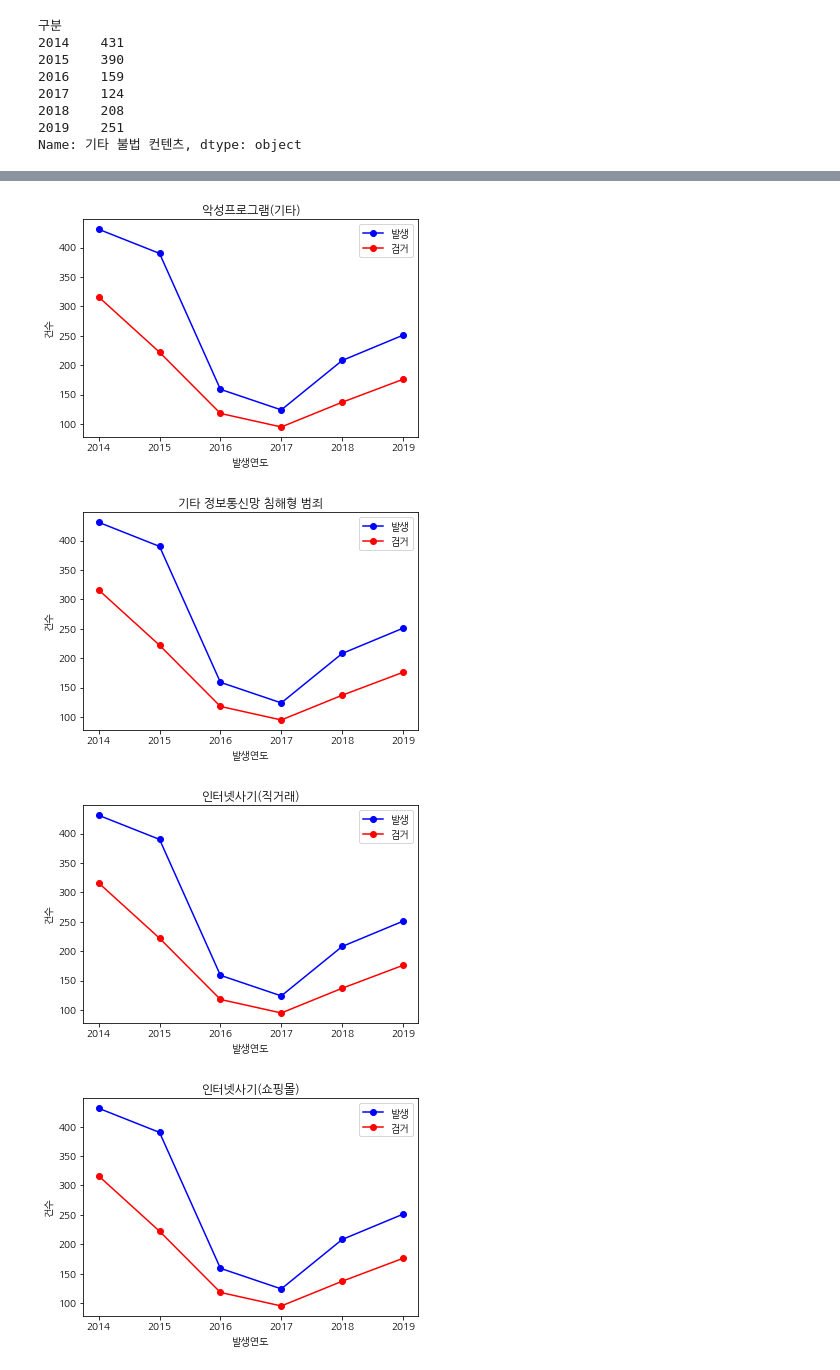
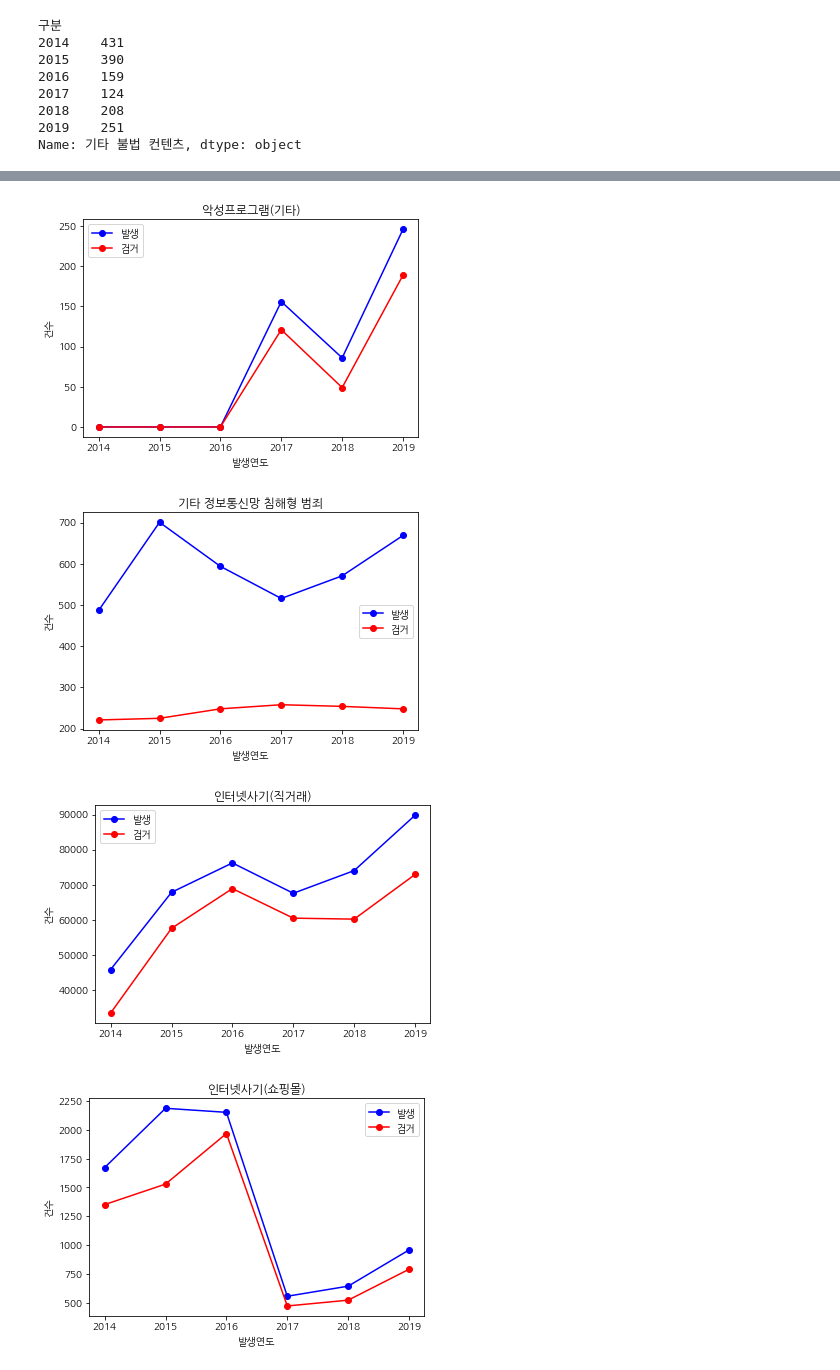
Before and after one commit to ssspmj1204/Data-Science, a Jupyter notebook: Cyber crime/Cyber crime.ipynb, the cells around one changed output, grey strips where cells are left out. Cells and saved outputs as stored; diff of their text form; code cells hidden in the pictures.

```diff
--- a/Cyber crime/Cyber crime.ipynb
+++ b/Cyber crime/Cyber crime.ipynb
@@ -101,8 +101,8 @@ for i in range(33):
     occur_num = occur.iloc[i]
     arrest_num = arrest.iloc[i]
     crime_name = occur.iloc[i].name
-    plt.plot(x, label = occur.name, marker = 'o', color = 'b')
-    plt.plot(y, label = arrest.name, marker = 'o', color = 'r')
+    plt.plot(occur_num, label = occur.name, marker = 'o', color = 'b')
+    plt.plot(arrest_num, label = arrest.name, marker = 'o', color = 'r')
     plt.xlabel("발생연도")
     plt.ylabel("건수")
     plt.title(crime_name)
@@ -118,4 +118,4 @@ for i in range(33):
-[figure, old version]
+[figure, new version]
-[figure, old version]
+[figure, new version]
-[figure, old version]
+[figure, new version]
-[figure, old version]
+[figure, new version]
```
Also changed, not shown: parts of 1 cell of this notebook.
